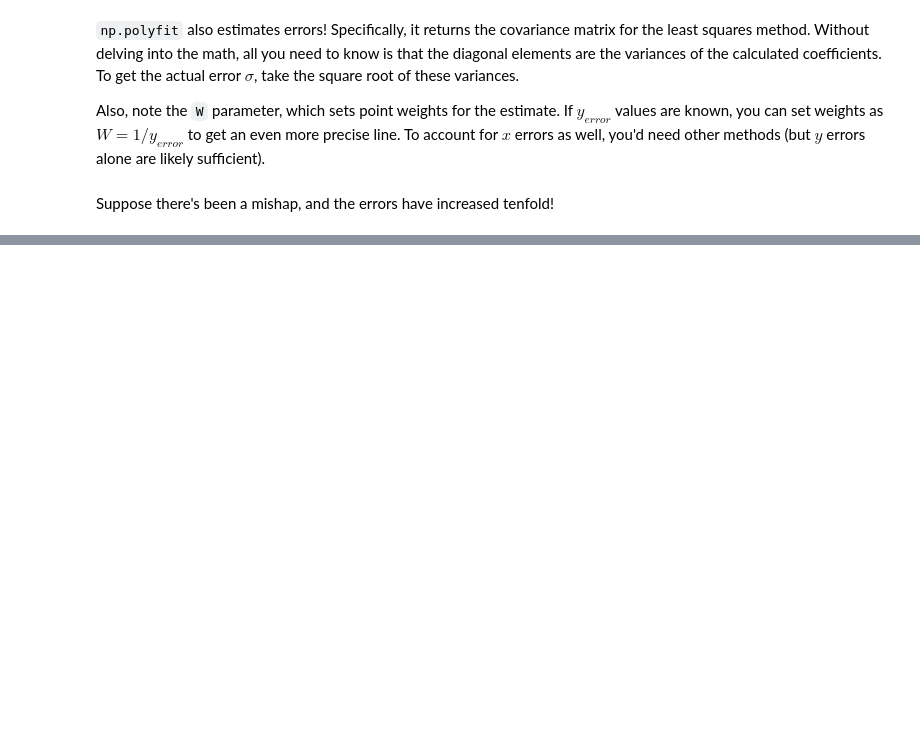
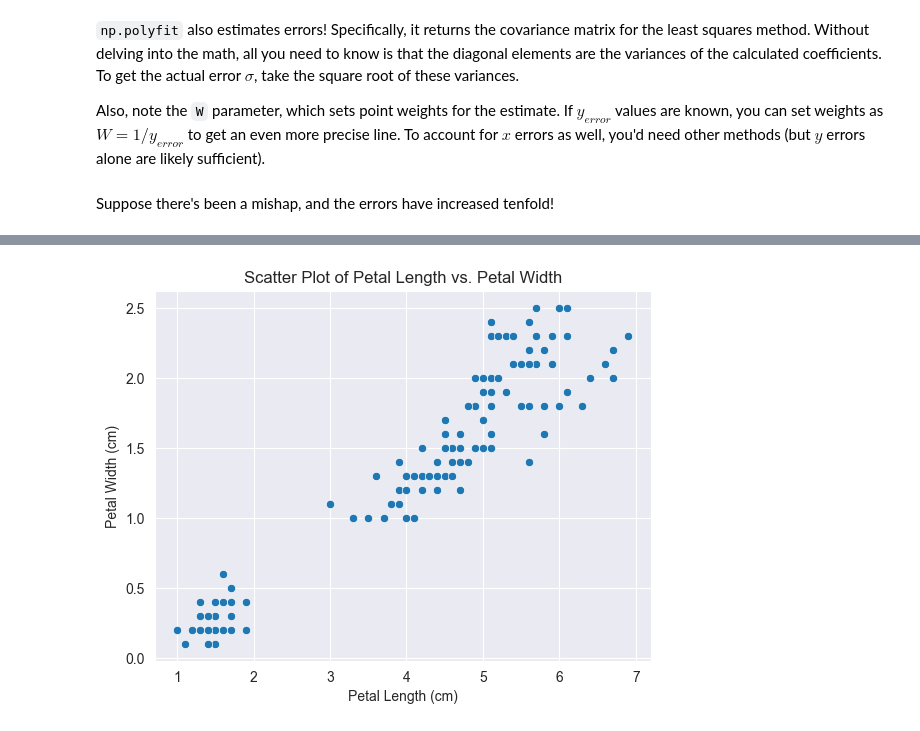
Before and after one commit to nguynntran/PYTHONPROJECT2, a Jupyter notebook: PROJECT2.ipynb, the cells around one changed output, grey strips where cells are left out. Cells and saved outputs as stored; diff of their text form; code cells hidden in the pictures; blank space fills up the shorter version.

```diff
--- a/PROJECT2.ipynb
+++ b/PROJECT2.ipynb
@@ -549,0 +620,6 @@ grouped_data['sigma_momentum'] *= 10
+# %%
+sns.set_style("darkgrid")
+# %%
+# Read the CSV file into a pandas DataFrame using pd.read_csv
+iris = pd.read_csv('iris.csv')
+iris.head()
@@ -549,0 +633,6 @@ grouped_data['sigma_momentum'] *= 10
+# %%
+# Create the Id column for iris data frame:
+iris['Id'] = range(1, len(iris) + 1)
+iris = iris[['Id','sepal_length', 'sepal_width', 'petal_length', 'petal_width',
+       'species']]
+iris.head()
@@ -549,0 +646,6 @@ grouped_data['sigma_momentum'] *= 10
+# %%
+# The Id column isn’t very useful,
+# so let’s remove it- HINT: use the `drop` method.
+iris = iris.drop('Id', axis=1)
+
+iris.head()
@@ -549,0 +675,10 @@ grouped_data['sigma_momentum'] *= 10
+# %%
+
+sns.scatterplot(data= iris,x = 'petal_length', y = 'petal_width')
+
+plt.title("Scatter Plot of Petal Length vs. Petal Width")
+plt.xlabel("Petal Length (cm)")
+plt.ylabel("Petal Width (cm)")
+plt.show()
+# %% [output]
+[figure, added]
```
Also changed, not shown: parts of 34 cells of this notebook, 1 other file.
